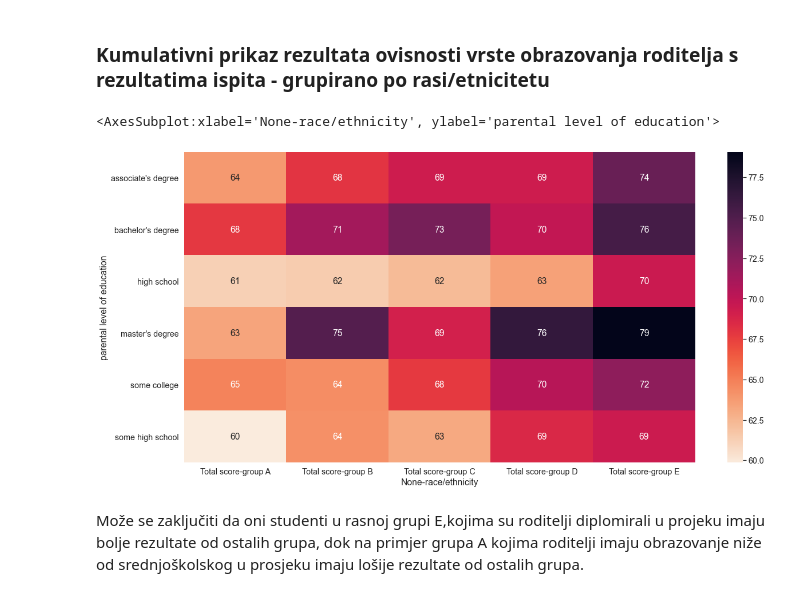
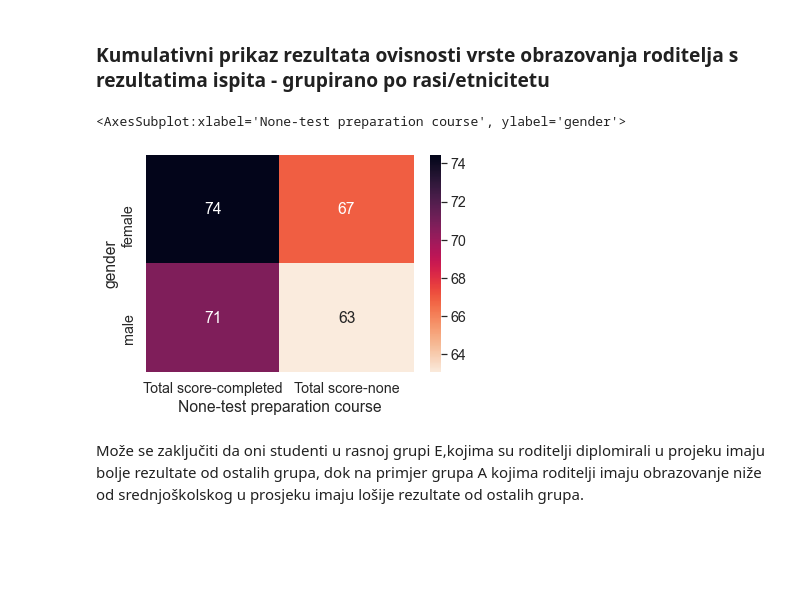
Before and after one commit to mikocij/SUprojekt, a Jupyter notebook: EDA Student Performance Dataset.ipynb, the cells around one changed output. Cells and saved outputs as stored; diff of their text form; code cells hidden in the pictures; blank space fills up the shorter version.

```diff
--- a/EDA Student Performance Dataset.ipynb
+++ b/EDA Student Performance Dataset.ipynb
@@ -176,15 +176,15 @@ sns.heatmap(data=k,annot=True , cmap='rocket_r')
 # %% [markdown]
 ### Kumulativni prikaz rezultata ovisnosti vrste obrazovanja roditelja s rezultatima ispita - grupirano po rasi/etnicitetu
 # %%
-plt.figure(figsize=(20,10))
+
 k = pd.pivot_table(data=df ,
-                   index=['parental level of education'],
-                   columns=['race/ethnicity'] ,
+                   index=['gender'],
+                   columns=['test preparation course'] ,
                    aggfunc={'Total score' : np.mean} )
 sns.set(font_scale=1.3)
 sns.heatmap(data=k,annot=True , cmap='rocket_r')
 # %% [output]
-<AxesSubplot:xlabel='None-race/ethnicity', ylabel='parental level of education'>
+<AxesSubplot:xlabel='None-test preparation course', ylabel='gender'>
-[figure, old version]
+[figure, new version]
 # %% [markdown]
 Može se zaključiti da oni studenti u rasnoj grupi E,kojima su roditelji diplomirali u projeku imaju bolje rezultate od ostalih grupa, dok na primjer grupa A kojima roditelji imaju obrazovanje niže od srednjoškolskog u prosjeku imaju lošije rezultate od ostalih grupa.
```
Also changed, not shown: parts of 4 cells of this notebook, 1 other file.
